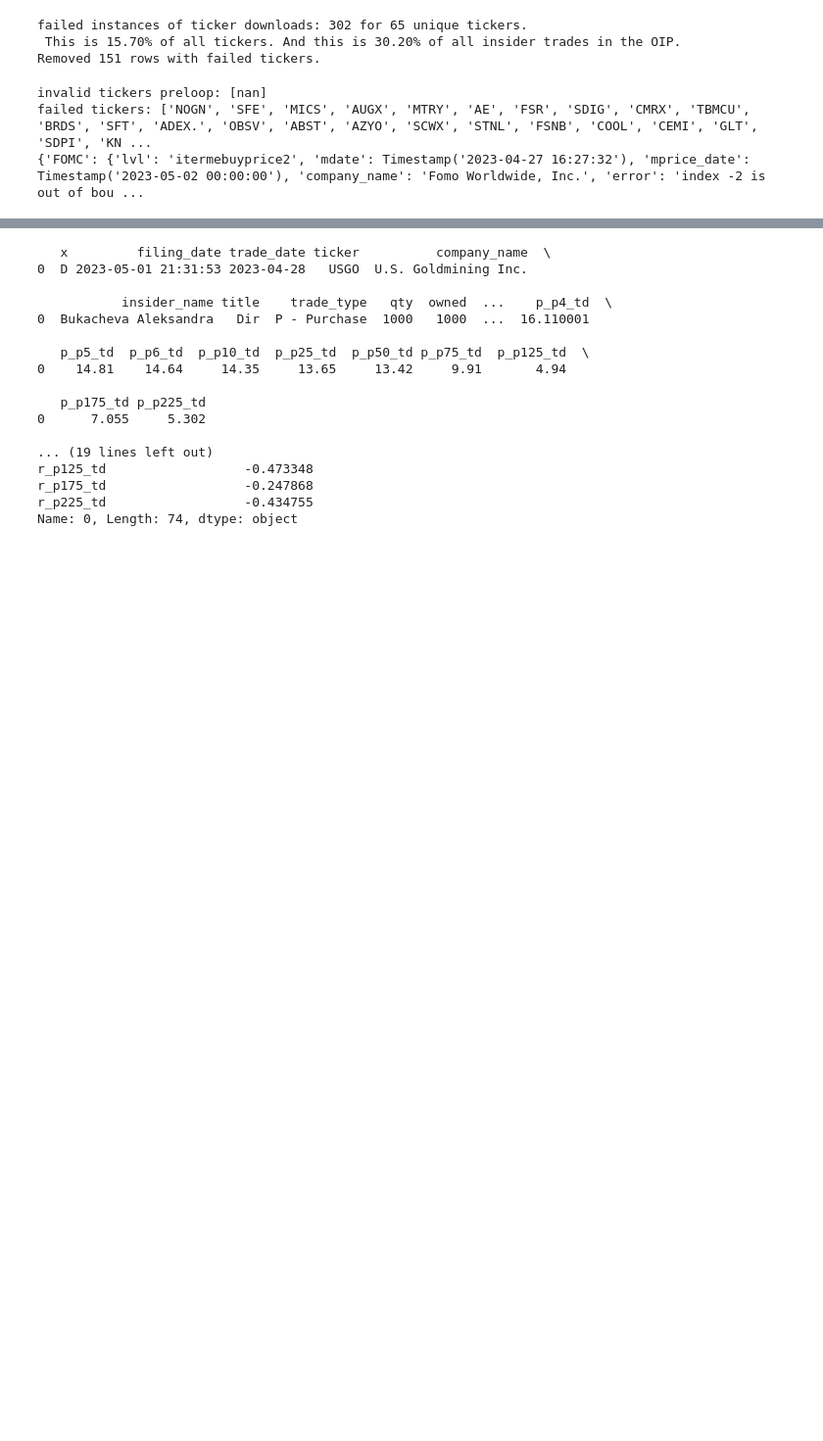
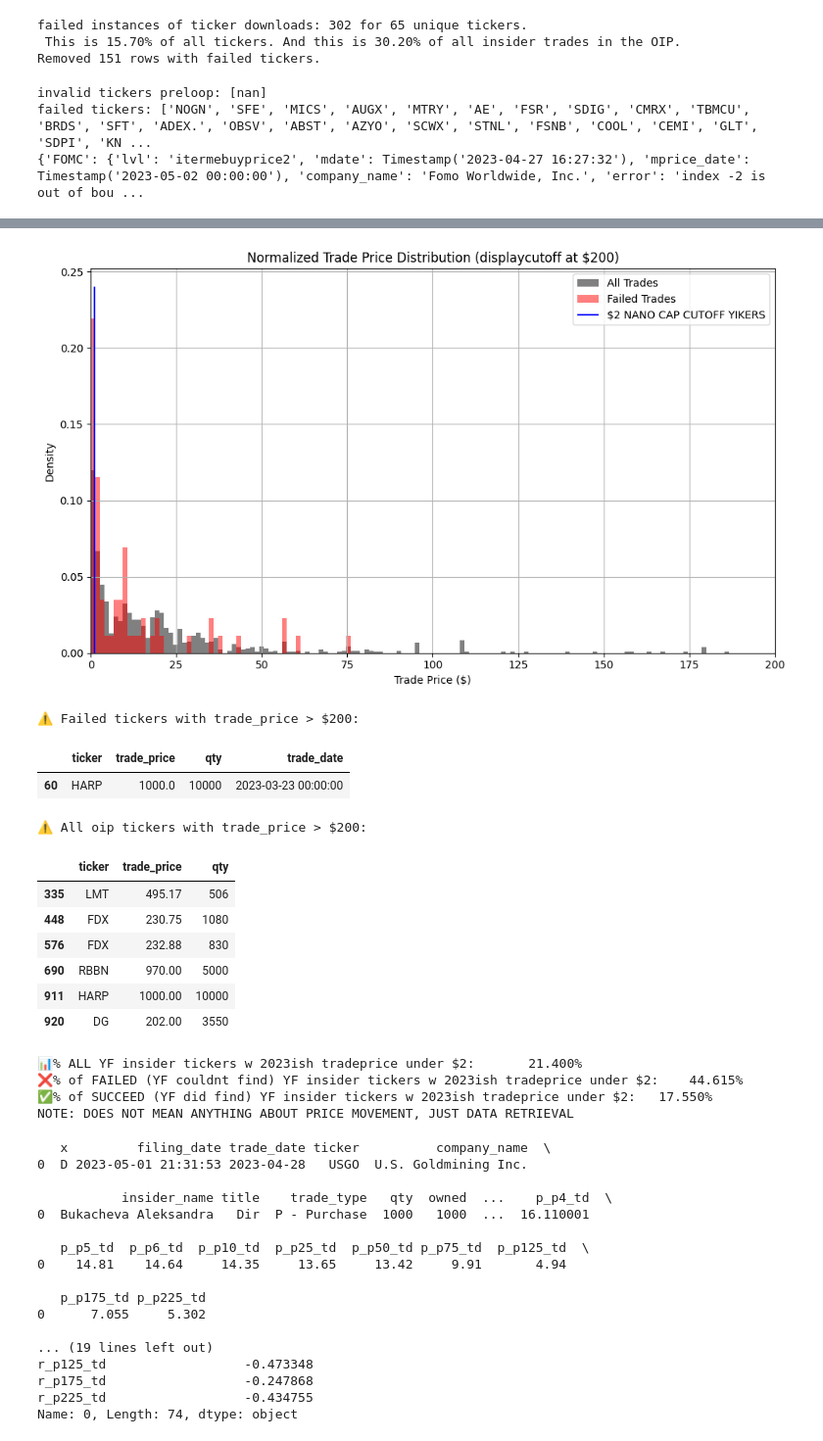
Before and after one commit to Emberflurry/stonx, a Jupyter notebook: dr1b.ipynb, the cells around one changed output, grey strips where cells are left out. Shown at 98% size. Drawn from its saved outputs; the diff is of its cells as text; code cells hidden in the pictures; blank space fills up the shorter version.

```diff
--- a/dr1b.ipynb
+++ b/dr1b.ipynb
@@ -107,3 +122,71 @@ failed_df.head()
+# %%
+oip_trimmed = oip[['ticker', 'trade_price', 'qty']].copy()
+import matplotlib.pyplot as plt
+
+displaycutoff = 200
+
+#NANO/MICROCAP cutoff price of stock value:
+nanocutoff = 2
+
+# Normalize histograms: density=True makes area under curve = 1
+plt.figure(figsize=(10,6))
+# Plot all trades (normalized)
+plt.hist(oip_trimmed['trade_price'], bins=750, density=True, color='grey', alpha=1.0, label='All Trades')
+# Plot failed trades (normalized)
+plt.hist(failed_df['trade_price'], bins=750, density=True, color='red', alpha=0.5, label='Failed Trades')
+#plot vertical line in blue at x=1
+plt.vlines((1,1),(0),(.24),colors='blue',label=f'${nanocutoff} NANO CAP CUTOFF YIKERS')
+plt.xlabel('Trade Price ($)')
+plt.ylabel('Density')
+plt.title(f'Normalized Trade Price Distribution (displaycutoff at ${displaycutoff})')
+plt.xlim(0, displaycutoff)
+plt.legend()
+plt.grid(True)
+plt.tight_layout()
+plt.show()
+
+
+# Print failed trades with price > 500
+high_price_failed = failed_df[failed_df['trade_price'] > displaycutoff][['ticker', 'trade_price', 'qty', 'trade_date']]
+print(f"⚠️ Failed tickers with trade_price > ${displaycutoff}:")
+display(high_price_failed)
+high_price_oip =  oip_trimmed[oip_trimmed['trade_price'] > displaycutoff][['ticker', 'trade_price', 'qty']]
+print(f"⚠️ All oip tickers with trade_price > ${displaycutoff}:")
+display(high_price_oip)
+
+oip_trimmed['ticker'] = oip_trimmed['ticker'].astype(str)
+failed_tickers = failed_df['ticker'].astype(str).unique()
+
+# Create succeed_df (those not in failed_df)
+succeed_df = oip_trimmed[~oip_trimmed['ticker'].isin(failed_tickers)]
+
+# Fractions
+frac_all_under1 = (oip_trimmed['trade_price'] < nanocutoff).mean()
+frac_failed_under1 = (failed_df['trade_price'] < nanocutoff).mean()
+frac_succeed_under1 = (succeed_df['trade_price'] < nanocutoff).mean()
+
+# Print results
+print(f"📊% ALL YF insider tickers w 2023ish tradeprice under ${nanocutoff}:       {frac_all_under1:.3%}")
+print(f"❌% of FAILED (YF couldnt find) YF insider tickers w 2023ish tradeprice under ${nanocutoff}:    {frac_failed_under1:.3%}")
+print(f"✅% of SUCCEED (YF did find) YF insider tickers w 2023ish tradeprice under ${nanocutoff}:   {frac_succeed_under1:.3%}")
+print("NOTE: DOES NOT MEAN ANYTHING ABOUT PRICE MOVEMENT, JUST DATA RETRIEVAL")
+# %% [output]
+[figure, added]
+⚠️ Failed tickers with trade_price > $200:
+|  | ticker | trade_price | qty | trade_date |
+| 60 | HARP | 1000.0 | 10000 | 2023-03-23 00:00:00 |
+⚠️ All oip tickers with trade_price > $200:
+|  | ticker | trade_price | qty |
+| 335 | LMT | 495.17 | 506 |
+| 448 | FDX | 230.75 | 1080 |
+| 576 | FDX | 232.88 | 830 |
+| 690 | RBBN | 970.00 | 5000 |
+| 911 | HARP | 1000.00 | 10000 |
+| 920 | DG | 202.00 | 3550 |
+📊% ALL YF insider tickers w 2023ish tradeprice under $2:       21.400%
+❌% of FAILED (YF couldnt find) YF insider tickers w 2023ish tradeprice under $2:    44.615%
+✅% of SUCCEED (YF did find) YF insider tickers w 2023ish tradeprice under $2:   17.550%
+NOTE: DOES NOT MEAN ANYTHING ABOUT PRICE MOVEMENT, JUST DATA RETRIEVAL
 # %%
 oip_with_prices_relative = add_relative_prices(oip_clean)
 print(oip_with_prices_relative.head(1))
```
Also changed, not shown: parts of 2 cells of this notebook, 2 other files.
